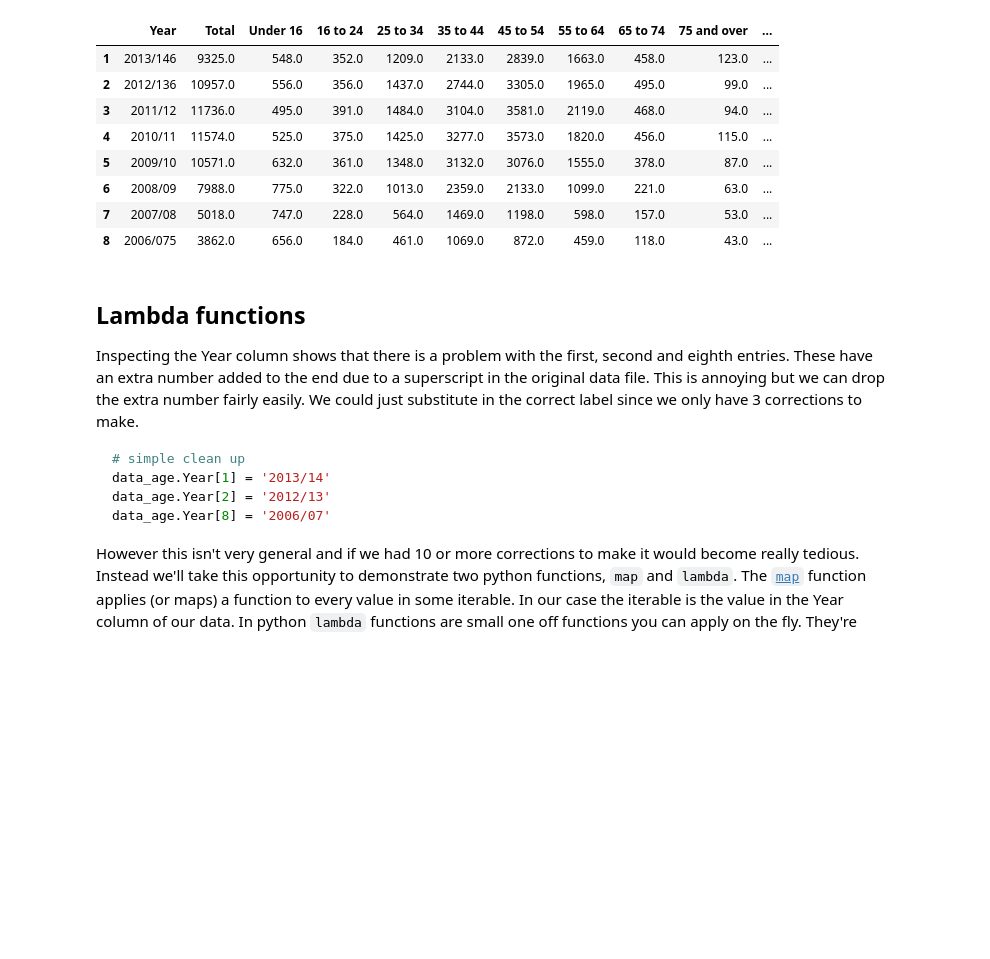
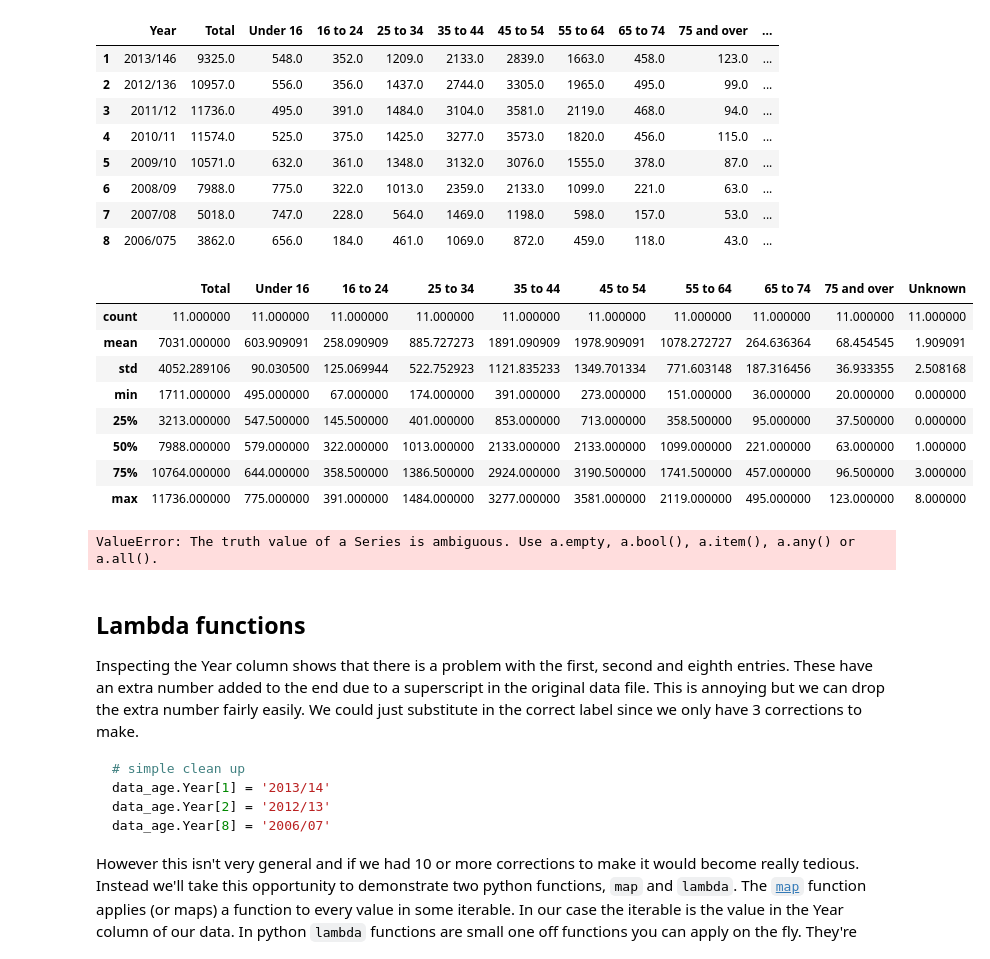
Before and after one commit to iaingallagher/BasicPython, a Jupyter notebook: Week8 - Data from the Web.ipynb, the cells around one changed output. Saved outputs shown, nothing was run; the diff lists cells and outputs as text; code cells hidden in the pictures; blank space fills up the shorter version.

```diff
--- a/Week8 - Data from the Web.ipynb
+++ b/Week8 - Data from the Web.ipynb
@@ -118,6 +118,24 @@ data_age.head(n=8)
 | 6 | 2008/09 | 7988.0 | 775.0 | 322.0 | 1013.0 | 2359.0 | 2133.0 | 1099.0 | 221.0 | 63.0 | ... |
 | 7 | 2007/08 | 5018.0 | 747.0 | 228.0 | 564.0 | 1469.0 | 1198.0 | 598.0 | 157.0 | 53.0 | ... |
 | 8 | 2006/075 | 3862.0 | 656.0 | 184.0 | 461.0 | 1069.0 | 872.0 | 459.0 | 118.0 | 43.0 | ... |
+# %%
+data_age.describe()
+# %% [output]
+|  | Total | Under 16 | 16 to 24 | 25 to 34 | 35 to 44 | 45 to 54 | 55 to 64 | 65 to 74 | 75 and over | Unknown |
+| count | 11.000000 | 11.000000 | 11.000000 | 11.000000 | 11.000000 | 11.000000 | 11.000000 | 11.000000 | 11.000000 | 11.000000 |
+| mean | 7031.000000 | 603.909091 | 258.090909 | 885.727273 | 1891.090909 | 1978.909091 | 1078.272727 | 264.636364 | 68.454545 | 1.909091 |
+| std | 4052.289106 | 90.030500 | 125.069944 | 522.752923 | 1121.835233 | 1349.701334 | 771.603148 | 187.316456 | 36.933355 | 2.508168 |
+| min | 1711.000000 | 495.000000 | 67.000000 | 174.000000 | 391.000000 | 273.000000 | 151.000000 | 36.000000 | 20.000000 | 0.000000 |
+| 25% | 3213.000000 | 547.500000 | 145.500000 | 401.000000 | 853.000000 | 713.000000 | 358.500000 | 95.000000 | 37.500000 | 0.000000 |
+| 50% | 7988.000000 | 579.000000 | 322.000000 | 1013.000000 | 2133.000000 | 2133.000000 | 1099.000000 | 221.000000 | 63.000000 | 1.000000 |
+| 75% | 10764.000000 | 644.000000 | 358.500000 | 1386.500000 | 2924.000000 | 3190.500000 | 1741.500000 | 457.000000 | 96.500000 | 3.000000 |
+| max | 11736.000000 | 775.000000 | 391.000000 | 1484.000000 | 3277.000000 | 3581.000000 | 2119.000000 | 495.000000 | 123.000000 | 8.000000 |
+# %%
+f1 = data_age['Under 16'] < 547
+f2 = data_age['16 to 24'] <322
+data_age2 = data_age['Under 16'][f1] and data_age['16 to 24'][f2]
+# %% [output]
+ValueError: The truth value of a Series is ambiguous. Use a.empty, a.bool(), a.item(), a.any() or a.all().
 # %% [markdown]
 ## Lambda functions
 
```
Also changed, not shown: parts of 1 cell of this notebook, 8 other files.
